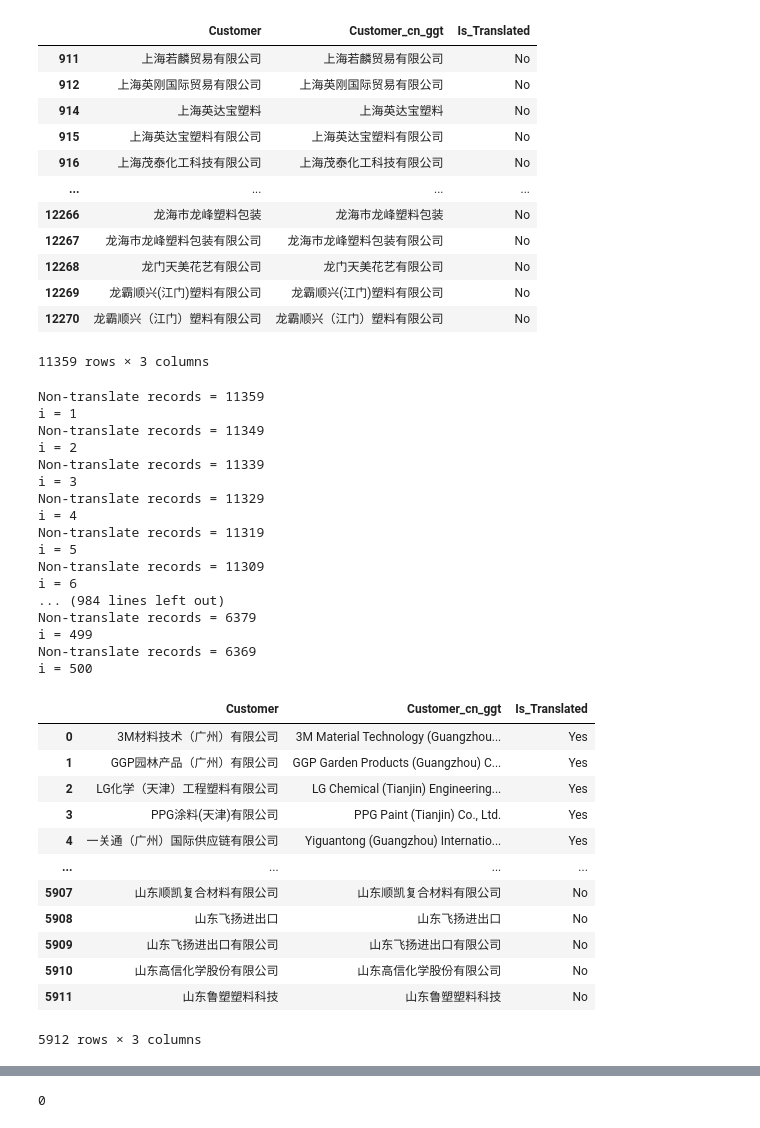
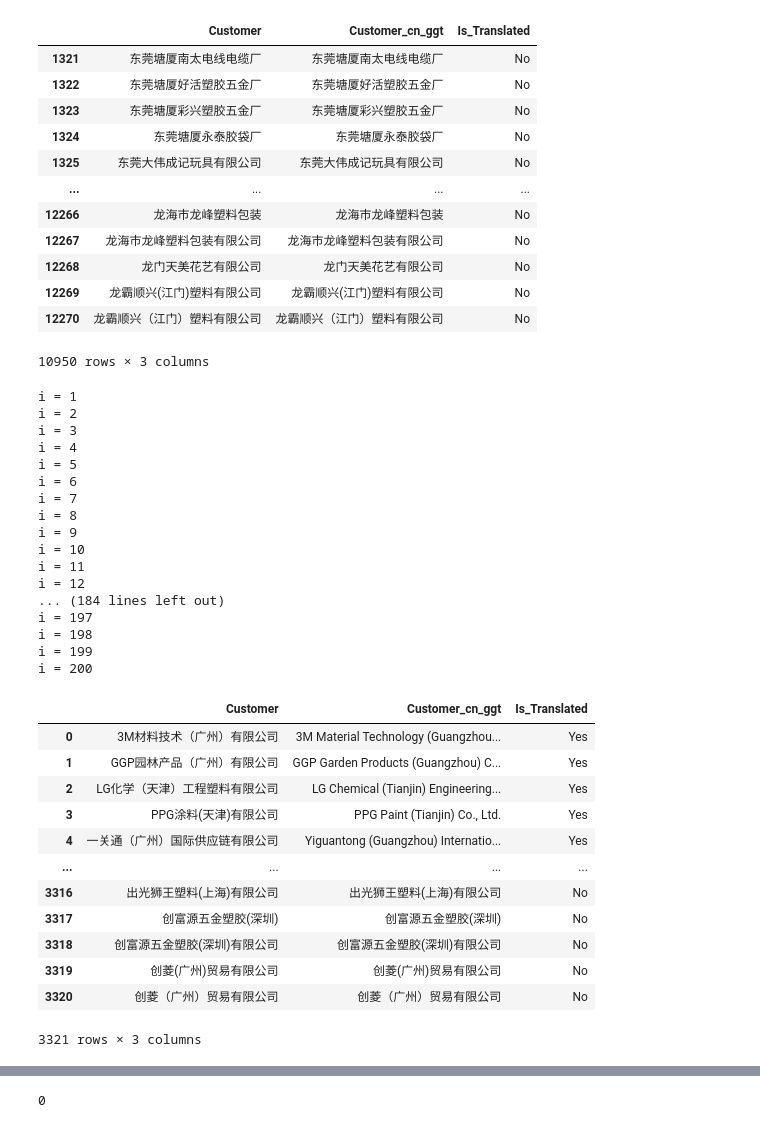
Before and after one commit to vittaya/DSEP, a Jupyter notebook: Chinese_Translate.ipynb, the cells around one changed output, grey strips where cells are left out. Saved outputs shown, nothing was run; the diff lists cells and outputs as text; code cells hidden in the pictures.

```diff
--- a/Chinese_Translate.ipynb
+++ b/Chinese_Translate.ipynb
@@ -58,7 +43,8 @@ Saving customer_ggt.csv to customer_ggt.csv
 # %%
-customer_ggt_df = pd.read_csv('customer_ggt.csv', encoding='utf_8_sig', dtype={
+customer_ggt_df = pd.read_csv('customer_translated.csv', encoding='utf_8_sig', dtype={
 'Customer':str,
 'Customer_cn_ggt':str,
+'Is_Translated':str,
 })
 customer_ggt_df
 # %% [output]
@@ -98,5 +72,4 @@ customer_ggt_df
 # %%
-customer_ggt_df.loc[:,'Is_Translated'] = 'No'
-customer_ggt_df.loc[customer_ggt_df['Customer']!=customer_ggt_df['Customer_cn_ggt'], 'Is_Translated'] = 'Yes'
-
-customer_ggt_df[customer_ggt_df['Is_Translated']=='No']
+#customer_ggt_df.loc[:,'Is_Translated'] = 'No'
+#customer_ggt_df.loc[customer_ggt_df['Customer']!=customer_ggt_df['Customer_cn_ggt'], 'Is_Translated'] = 'Yes'
+#customer_ggt_df[customer_ggt_df['Is_Translated']=='No']
@@ -158,67 +117,67 @@ customer_ggt_df.drop(customer_ggt_df[customer_ggt_df['Is_Translated']=='Yes'].in
 customer_ggt_df
 # %% [output]
 |  | Customer | Customer_cn_ggt | Is_Translated |
-| 911 | 上海若麟贸易有限公司 | 上海若麟贸易有限公司 | No |
-| 912 | 上海英刚国际贸易有限公司 | 上海英刚国际贸易有限公司 | No |
-| 914 | 上海英达宝塑料 | 上海英达宝塑料 | No |
-| 915 | 上海英达宝塑料有限公司 | 上海英达宝塑料有限公司 | No |
-| 916 | 上海茂泰化工科技有限公司 | 上海茂泰化工科技有限公司 | No |
+| 1321 | 东莞塘厦南太电线电缆厂 | 东莞塘厦南太电线电缆厂 | No |
+| 1322 | 东莞塘厦好活塑胶五金厂 | 东莞塘厦好活塑胶五金厂 | No |
+| 1323 | 东莞塘厦彩兴塑胶五金厂 | 东莞塘厦彩兴塑胶五金厂 | No |
+| 1324 | 东莞塘厦永泰胶袋厂 | 东莞塘厦永泰胶袋厂 | No |
+| 1325 | 东莞大伟成记玩具有限公司 | 东莞大伟成记玩具有限公司 | No |
 | ... | ... | ... | ... |
 | 12266 | 龙海市龙峰塑料包装 | 龙海市龙峰塑料包装 | No |
 | 12267 | 龙海市龙峰塑料包装有限公司 | 龙海市龙峰塑料包装有限公司 | No |
 | 12268 | 龙门天美花艺有限公司 | 龙门天美花艺有限公司 | No |
 | 12269 | 龙霸顺兴(江门)塑料有限公司 | 龙霸顺兴(江门)塑料有限公司 | No |
 | 12270 | 龙霸顺兴（江门）塑料有限公司 | 龙霸顺兴（江门）塑料有限公司 | No |
-11359 rows × 3 columns
+10950 rows × 3 columns
 # %%
 i=0
 
-while (len(customer_ggt_df[customer_ggt_df['Is_Translated']=='No']) > 0) & (i<500):
+while (len(customer_ggt_df[customer_ggt_df['Is_Translated']=='No']) > 0) & (i<200):
   #print('Non-translate records = '+str(len(customer_ggt_df[customer_ggt_df['Is_Translated']=='No'])))
 
   tmp_df = customer_ggt_df.head(10).copy()
   tmp_df['Customer_cn_ggt'] = tmp_df['Customer'].apply(translator.translate, src='zh-cn').apply(getattr, args=('text',))
   tmp_df.loc[(tmp_df['Customer']!=tmp_df['Customer_cn_ggt']) & (tmp_df['Customer_cn_ggt'].notnull()), 'Is_Translated'] = 'Yes'
   customer_translated_df = customer_translated_df.append(tmp_df)
 
   customer_ggt_df.drop(customer_ggt_df.head(10).index, inplace=True)
 
   i += 1
   print('i = '+str(i))
   time.sleep(10)
 
 customer_translated_df
 # %% [output]
-Non-translate records = 11359
 i = 1
-Non-translate records = 11349
 i = 2
-Non-translate records = 11339
 i = 3
-Non-translate records = 11329
 i = 4
-Non-translate records = 11319
 i = 5
-Non-translate records = 11309
 i = 6
-... (984 lines left out)
-Non-translate records = 6379
-i = 499
-Non-translate records = 6369
-i = 500
+i = 7
+i = 8
+i = 9
+i = 10
+i = 11
+i = 12
+... (184 lines left out)
+i = 197
+i = 198
+i = 199
+i = 200
 |  | Customer | Customer_cn_ggt | Is_Translated |
 | 0 | 3M材料技术（广州）有限公司 | 3M Material Technology (Guangzhou... | Yes |
 | 1 | GGP园林产品（广州）有限公司 | GGP Garden Products (Guangzhou) C... | Yes |
 | 2 | LG化学（天津）工程塑料有限公司 | LG Chemical (Tianjin) Engineering... | Yes |
 | 3 | PPG涂料(天津)有限公司 | PPG Paint (Tianjin) Co., Ltd. | Yes |
 | 4 | 一关通（广州）国际供应链有限公司 | Yiguantong (Guangzhou) Internatio... | Yes |
 | ... | ... | ... | ... |
-| 5907 | 山东顺凯复合材料有限公司 | 山东顺凯复合材料有限公司 | No |
-| 5908 | 山东飞扬进出口 | 山东飞扬进出口 | No |
-| 5909 | 山东飞扬进出口有限公司 | 山东飞扬进出口有限公司 | No |
-| 5910 | 山东高信化学股份有限公司 | 山东高信化学股份有限公司 | No |
-| 5911 | 山东鲁塑塑料科技 | 山东鲁塑塑料科技 | No |
+| 3316 | 出光狮王塑料(上海)有限公司 | 出光狮王塑料(上海)有限公司 | No |
+| 3317 | 创富源五金塑胶(深圳) | 创富源五金塑胶(深圳) | No |
+| 3318 | 创富源五金塑胶(深圳)有限公司 | 创富源五金塑胶(深圳)有限公司 | No |
+| 3319 | 创菱(广州)贸易有限公司 | 创菱(广州)贸易有限公司 | No |
+| 3320 | 创菱（广州）贸易有限公司 | 创菱（广州）贸易有限公司 | No |
-5912 rows × 3 columns
+3321 rows × 3 columns
 # %%
 customer_ggt_df
 # %% [output]
```
Also changed, not shown: parts of 14 cells of this notebook.
